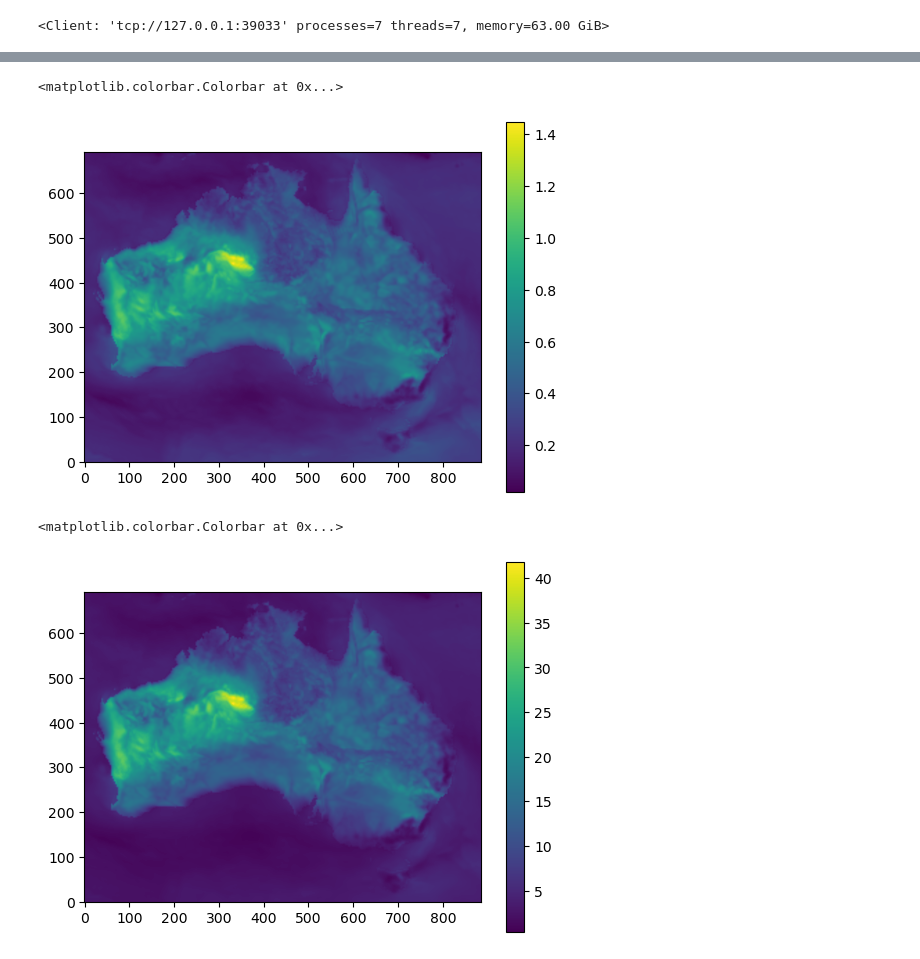
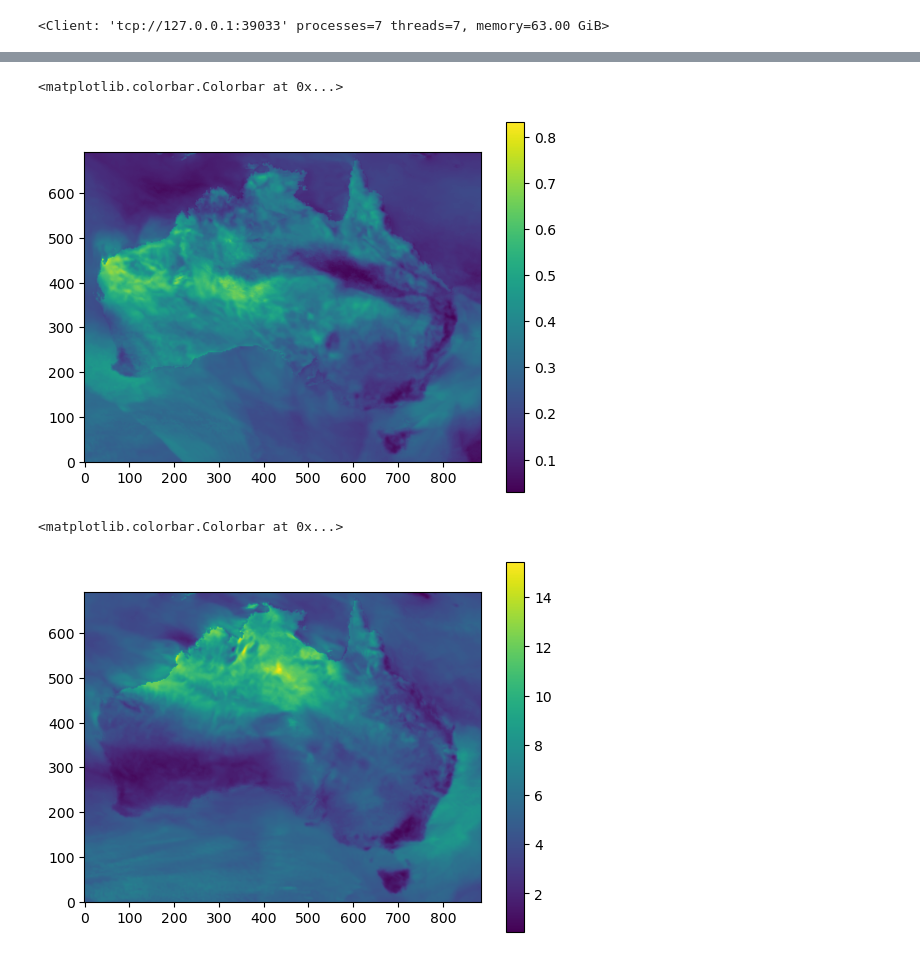
Before and after one commit to nb-bom/DWI, a Jupyter notebook: testing dwi files.ipynb, the cells around one changed output, grey strips where cells are left out. Drawn from its saved outputs; the diff is of its cells as text; code cells hidden in the pictures.

```diff
--- a/testing dwi files.ipynb
+++ b/testing dwi files.ipynb
@@ -59,10 +66,10 @@ dwi_data_30 = xr.open_dataset(infiles30)['__xarray_dataarray_variable__']
 # %%
-ff_infiles12=f"/g/data/ia39/ncra/bushfire/dwi/{GCM}/{pathway}/{ensemble}/{RCM}/v1-r1/day/{pathway}_{GCM}_{RCM}_gwl1.2_faux_ffdi.nc"
-faux_ffdi_data_12 = xr.open_dataset(ff_infiles12)['__xarray_dataarray_variable__']
-ff_infiles15=f"/g/data/ia39/ncra/bushfire/dwi/{GCM}/{pathway}/{ensemble}/{RCM}/v1-r1/day/{pathway}_{GCM}_{RCM}_gwl1.5_faux_ffdi.nc"
-faux_ffdi_data_15 = xr.open_dataset(ff_infiles15)['__xarray_dataarray_variable__']
-ff_infiles20=f"/g/data/ia39/ncra/bushfire/dwi/{GCM}/{pathway}/{ensemble}/{RCM}/v1-r1/day/{pathway}_{GCM}_{RCM}_gwl2.0_faux_ffdi.nc"
-faux_ffdi_data_20 = xr.open_dataset(ff_infiles20)['__xarray_dataarray_variable__']
-ff_infiles30=f"/g/data/ia39/ncra/bushfire/dwi/{GCM}/{pathway}/{ensemble}/{RCM}/v1-r1/day/{pathway}_{GCM}_{RCM}_gwl3.0_faux_ffdi.nc"
-faux_ffdi_data_30 = xr.open_dataset(ff_infiles30)['__xarray_dataarray_variable__']
+#ff_infiles12=f"/g/data/ia39/ncra/bushfire/dwi/{GCM}/{pathway}/{ensemble}/{RCM}/v1-r1/day/{pathway}_{GCM}_{RCM}_{bc_method}_gwl1.2_faux_ffdi.nc"
+#faux_ffdi_data_12 = xr.open_dataset(ff_infiles12)['faux_ffdi']
+#ff_infiles15=f"/g/data/ia39/ncra/bushfire/dwi/{GCM}/{pathway}/{ensemble}/{RCM}/v1-r1/day/{pathway}_{GCM}_{RCM}_{bc_method}_gwl1.5_faux_ffdi.nc"
+#faux_ffdi_data_15 = xr.open_dataset(ff_infiles15)['faux_ffdi']
+#ff_infiles20=f"/g/data/ia39/ncra/bushfire/dwi/{GCM}/{pathway}/{ensemble}/{RCM}/v1-r1/day/{pathway}_{GCM}_{RCM}_{bc_method}_gwl2.0_faux_ffdi.nc"
+#faux_ffdi_data_20 = xr.open_dataset(ff_infiles20)['faux_ffdi']
+ff_infiles30=f"/g/data/ia39/ncra/bushfire/dwi/{GCM}/{pathway}/{ensemble}/{RCM}/v1-r1/day/{pathway}_{GCM}_{RCM}_{bc_method}_gwl3.0_faux_ffdi.nc"
+faux_ffdi_data_30 = xr.open_dataset(ff_infiles30)['faux_ffdi']
 # %%
@@ -116,13 +126,13 @@ ph=axes[2].pcolormesh(p_ffdi_data_30[5])
 # %%
-plt.imshow(dwi_data_30[5], origin='lower')
+plt.imshow(dwi_data_20[255], origin='lower')
 plt.colorbar()
 # %% [output]
 <matplotlib.colorbar.Colorbar at 0x...>
-[figure, old version]
+[figure, new version]
 # %%
-plt.imshow(faux_ffdi_data_30[5], origin='lower')
+plt.imshow(faux_ffdi_data_20[1255], origin='lower')
 plt.colorbar()
 # %% [output]
 <matplotlib.colorbar.Colorbar at 0x...>
-[figure, old version]
+[figure, new version]
 # %%
```
Also changed, not shown: parts of 7 cells of this notebook, 2 other files.
